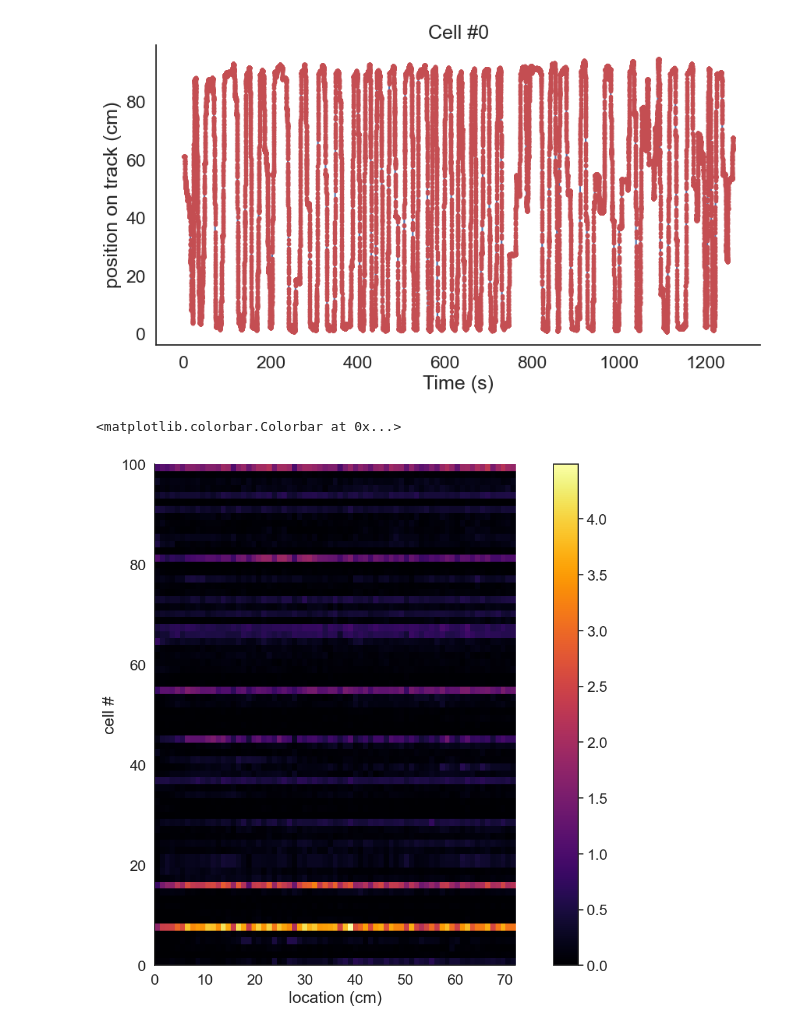
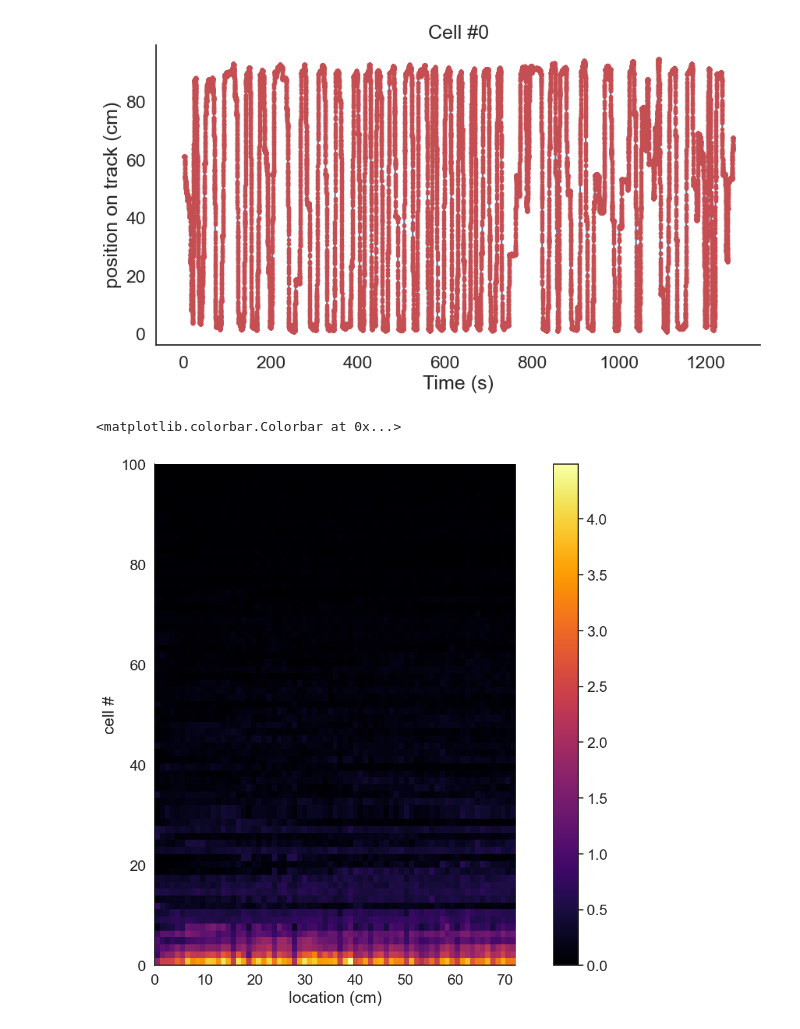
Before and after one commit to Emiel-Nagel/Neuro-Analysis-Assignments, a Jupyter notebook: single-cell-analysis-master/01-tuning-curves/exercises.ipynb, the cells around one changed output. Drawn from its saved outputs; the diff is of its cells as text; code cells hidden in the pictures.

```diff
--- a/single-cell-analysis-master/01-tuning-curves/exercises.ipynb
+++ b/single-cell-analysis-master/01-tuning-curves/exercises.ipynb
@@ -453,29 +437,29 @@ plot_cell(t, x, spikes, 0)
 # %%
 # B:
 
 spike_positions = [np.interp(s, t, x) for s in spikes]
 
 space_bins = np.arange(0., len(spikes), 1.0)
 
 # we compute histograms for eaxh cell
 spikes_hist= [np.histogram(s, space_bins)[0] for s in spike_positions]
-spikes_hist_sorted = sorted(spikes_hist, key=lambda x: np.argmax(x))
-# peak_positions = np.argmax(spikes_hist, axis=1)
-# ix = np.argsort(peak_positions)
 
 # put them together into a matrix of floating point numbers (for plotting)
-spikes_hist_sorted = np.vstack(spikes_hist_sorted).astype(np.float64)
+spikes_hist = np.vstack(spikes_hist).astype(np.float64)
 
 # we also need an "occupancy histogram" in order to normalize the firing rates maps
 occupancy = np.histogram(x, space_bins)[0] # /  fps
 
-firing_rate_maps = spikes_hist_sorted / occupancy
+firing_rate_maps = spikes_hist / occupancy
+
+peak_firing_rates = np.max(firing_rate_maps, axis=1)
+firing_rate_maps = firing_rate_maps[np.argsort(peak_firing_rates),:]
 
 plt.figure(figsize=(15,10))
 plt.imshow(firing_rate_maps, cmap='inferno', extent = [0, len(spikes), 0, n_cells])
 plt.xlabel('location (cm)')
 plt.ylabel('cell #')
 plt.colorbar()
 # %% [output]
 <matplotlib.colorbar.Colorbar at 0x...>
-[figure, old version]
+[figure, new version]
```
Also changed, not shown: parts of 19 cells of this notebook.
